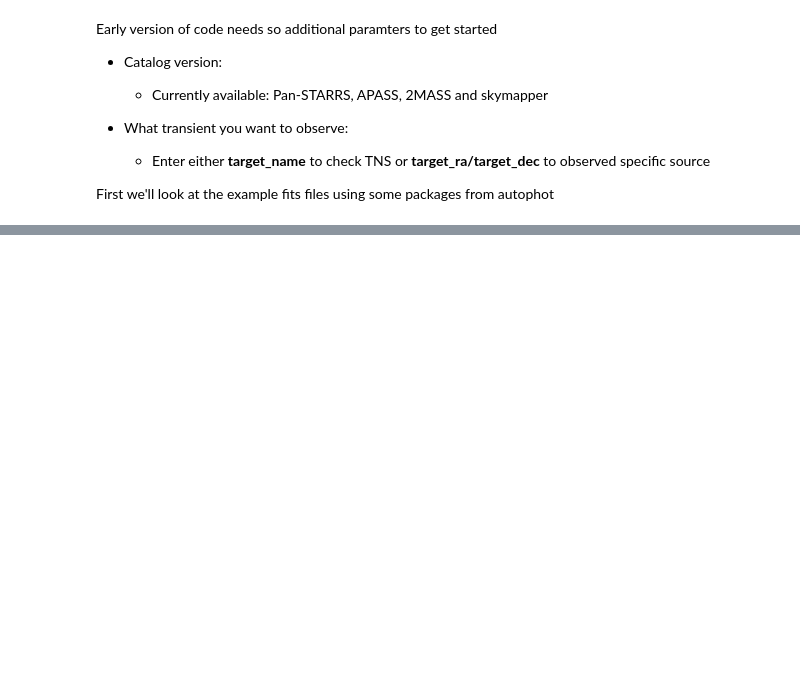
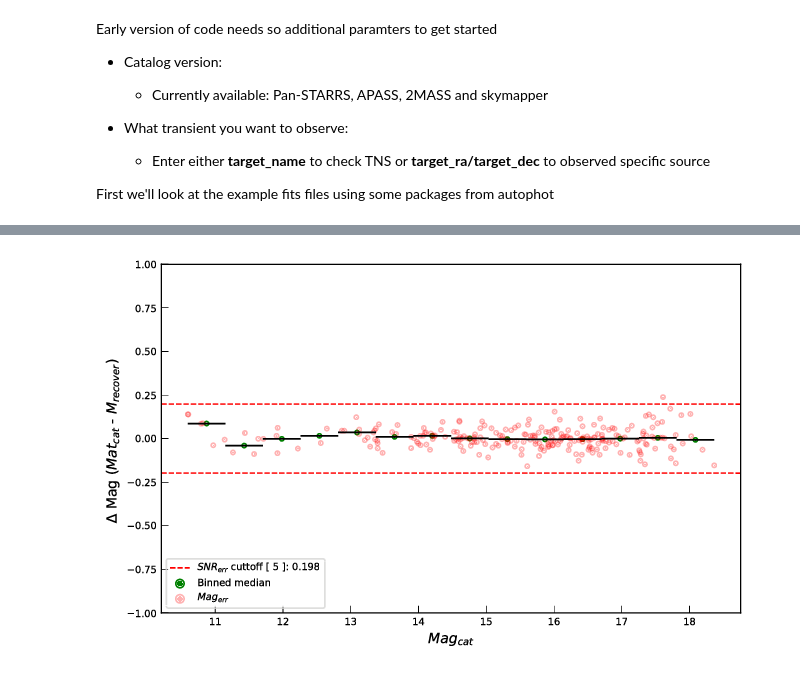
Before and after one commit to Astro-Sean/AutoPHoT, a Jupyter notebook: autophot_example.ipynb, the cells around one changed output, grey strips where cells are left out. Cells and saved outputs as stored; diff of their text form; code cells hidden in the pictures; blank space fills up the shorter version.

```diff
--- a/autophot_example.ipynb
+++ b/autophot_example.ipynb
@@ -130,4 +186,6 @@ ZP
 # %%
-from wand.image import Image as WImage
-MAG_LIM= WImage(filename = "/Users/seanbrennan/Desktop/example/mag_lim_example_APT.pdf",  height = 30,width = 50)
+MAG_LIM= WImage(filename = "/Users/seanbrennan/Desktop/autophot_example/example/mag_lim_example_APT.pdf",
+                resolution = 100)
 MAG_LIM
+# %% [output]
+[figure, added]
```
Also changed, not shown: parts of 14 cells of this notebook.
